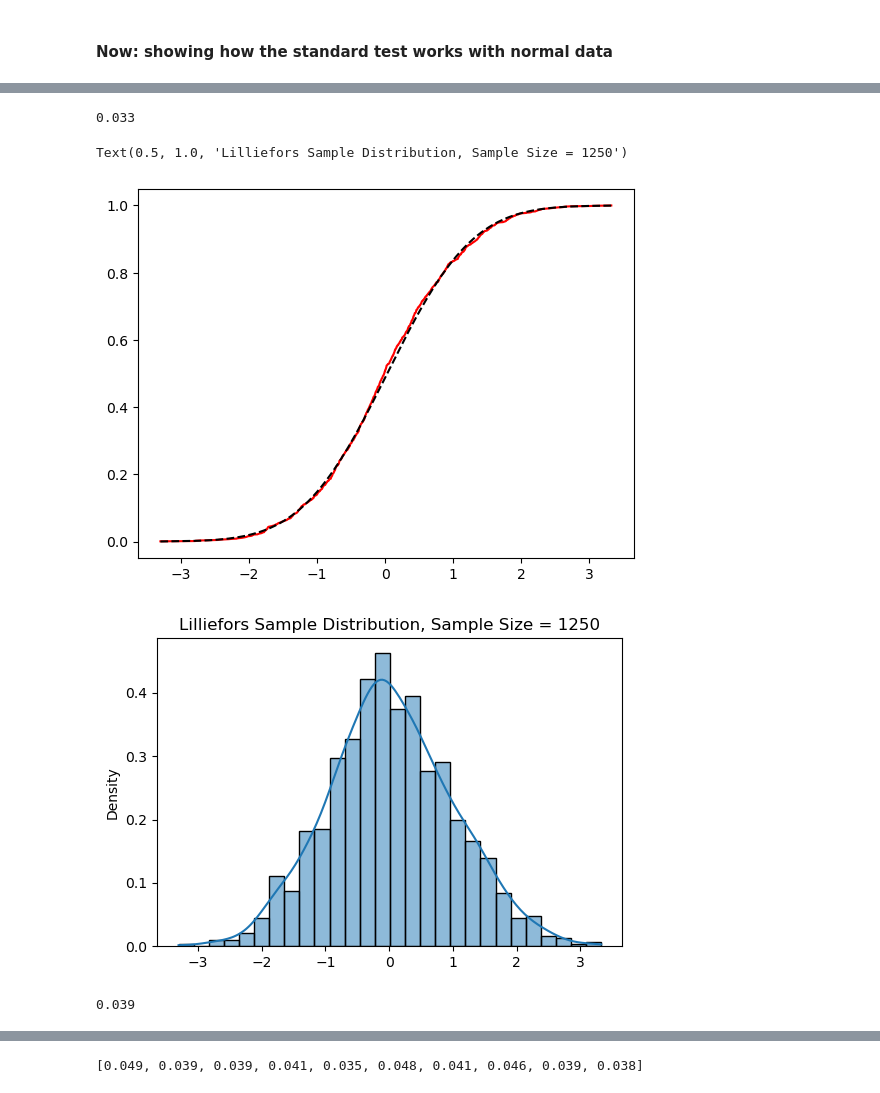
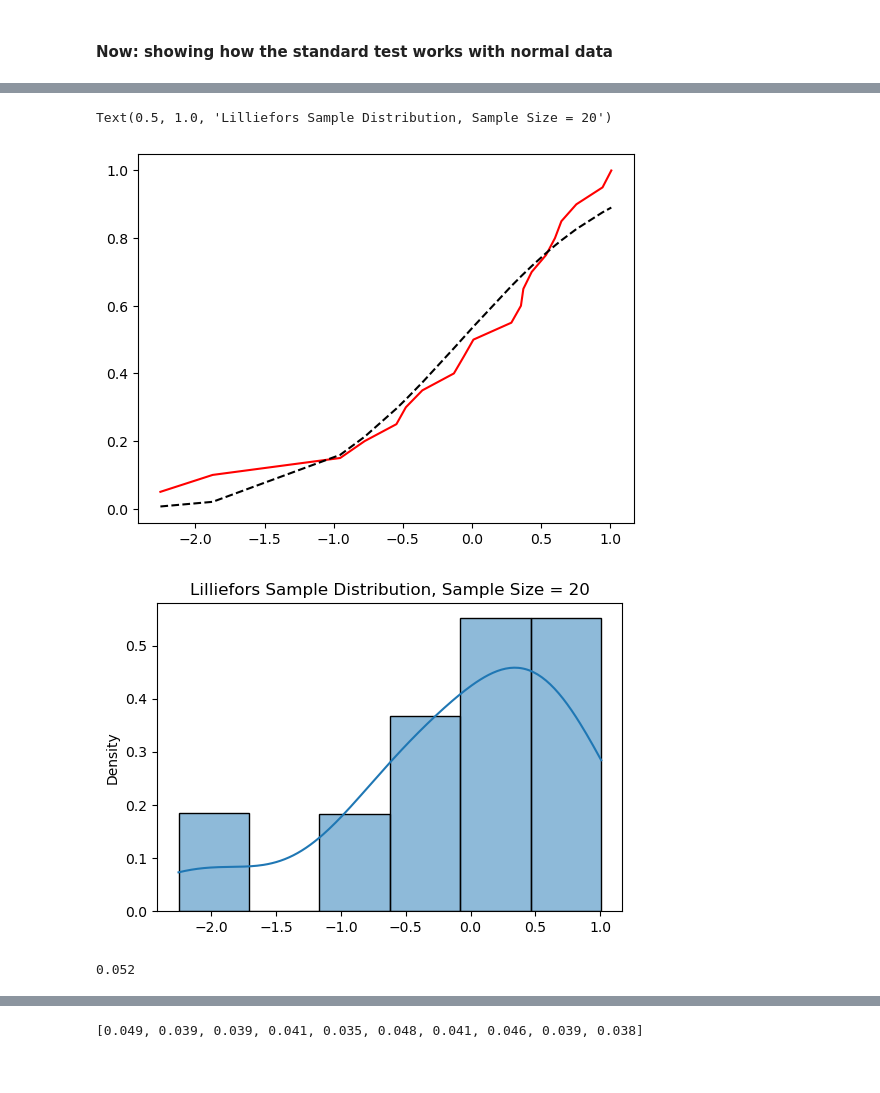
Before and after one commit to jinnayoon/ks_testing, a Jupyter notebook: normality_tests.ipynb, the cells around one changed output, grey strips where cells are left out. Saved outputs shown, nothing was run; the diff lists cells and outputs as text; code cells hidden in the pictures.

```diff
--- a/normality_tests.ipynb
+++ b/normality_tests.ipynb
@@ -81,12 +81,13 @@ def indicator(p_value, alpha=0.05):
     else:
         return "Fail to Reject H0"
 # %%
-def ks_test(data, mu, sigma, n, m, crit_val_perc):
+def ks_test(data, mu, sigma, n, m, crit_val_perc = 95):
     """
     Function to simulate the probability density of a KS-Test using Monte Carlo.
     ---
     Parameters: 'data' is the observed data.
                 'mu' is the chosen mean of the distribution.
+                'sigma' is the chosen standard deviation of the distribution.
                 'n' is the # of samples per simulation.
                 'm' is the # of simulations.
                 'crit_val_perc' is the percentile of which the critical value will be calculated.
@@ -139,0 +178,6 @@ plt.show()
+# %%
+#simulate random data to test function
+rng = np.random.default_rng()
+sample_size = 20
+data = np.sort(rng.normal(size=sample_size))
+lil_vals = lilliefors_test(data, 30, 1000, 95)
@@ -322,24 +386,25 @@ from statsmodels.stats._lilliefors import (
 #using sample statistics now instead of set mu and sigma
 rng = np.random.default_rng() #default is mu = 0, std = 1
 n_trials = 1000
-sample_size = 1000
+sample_size = 25
 
 rejections = []
 for i in range(n_trials):
-    data = np.sort(rng.normal(size=sample_size))
+    data = np.sort(rng.normal(size=sample_size));
     #dist = norm estimates from each sample instead of using the known mu and std
-    result = lilliefors(data, dist='norm', pvalmethod='table') #table uses a very large simulation
+    result = lilliefors(data, dist='norm', pvalmethod='table'); #table uses a very large simulation
     pvalue = result[1] #get p-value only of tuple
-    rejections.append(pvalue)
+    rejections.append(pvalue);
 
     emp_cdf = np.arange(1, sample_size + 1) / sample_size
     mu_hat = np.mean(data)
     sigma_hat = np.std(data, ddof=1)
     null_cdf = stats.norm.cdf(data, loc=mu_hat, scale=sigma_hat)
-plt.plot(data, emp_cdf, 'r-', label='Empirical CDF')
-plt.plot(data, null_cdf, 'k--', label='Fitted Normal CDF')
+plt.plot(data, emp_cdf, 'r-', label='Empirical CDF');
+plt.plot(data, null_cdf, 'k--', label='Fitted Normal CDF') ;
 plt.figure(figsize=(6, 4))
-sns.histplot(data, kde=True, stat='density', label='Sample PDF')
-sns.kdeplot(D)
-plt.title(f'Lilliefors Sample Distribution, Sample Size = {sample_size}')
+sns.histplot(data, kde=True, stat='density', label='Sample PDF');
+plt.title(f'Lilliefors Sample Distribution, Sample Size = {sample_size}');
+rejection_rate = np.mean(np.array(rejections) < 0.05);
+print(f'Rejection rate: {rejection_rate}');
 # %% [output]
@@ -349,41 +414,35 @@ Text(0.5, 1.0, 'Lilliefors Sample Distribution, Sample Size = 1000')
-# %%
-rejection_rate = np.mean(np.array(rejections) < 0.05)
-rejection_rate
-# %% [output]
-0.033
 # %%
 #sample size = 1250
 rng = np.random.default_rng() #default is mu = 0, std = 1
 n_trials = 1000
-sample_size = 1250
+sample_size = 20
 
 rejections = []
 for i in range(n_trials):
     data = np.sort(rng.normal(size=sample_size))
     #dist = norm estimates from each sample instead of using the known mu and std
     result = lilliefors(data, dist='norm', pvalmethod='table') #table uses a very large simulation
     pvalue = result[1] #get p-value only of tuple
     rejections.append(pvalue)
 
     emp_cdf = np.arange(1, sample_size + 1) / sample_size
     mu_hat = np.mean(data)
     sigma_hat = np.std(data, ddof=1)
     null_cdf = stats.norm.cdf(data, loc=mu_hat, scale=sigma_hat)
 plt.plot(data, emp_cdf, 'r-', label='Empirical CDF')
 plt.plot(data, null_cdf, 'k--', label='Fitted Normal CDF')
 plt.figure(figsize=(6, 4))
 sns.histplot(data, kde=True, stat='density', label='Sample PDF')
-sns.kdeplot(D)
 plt.title(f'Lilliefors Sample Distribution, Sample Size = {sample_size}')
 # %% [output]
-Text(0.5, 1.0, 'Lilliefors Sample Distribution, Sample Size = 1250')
+Text(0.5, 1.0, 'Lilliefors Sample Distribution, Sample Size = 20')
-[figure, old version]
+[figure, new version]
-[figure, old version]
+[figure, new version]
 # %%
 rejection_rate = np.mean(np.array(rejections) < 0.05)
 rejection_rate
 # %% [output]
-0.039
+0.052
 # %%
 #sample size is 1500
 rng = np.random.default_rng() #default is mu = 0, std = 1
```
Also changed, not shown: parts of 44 cells of this notebook.
